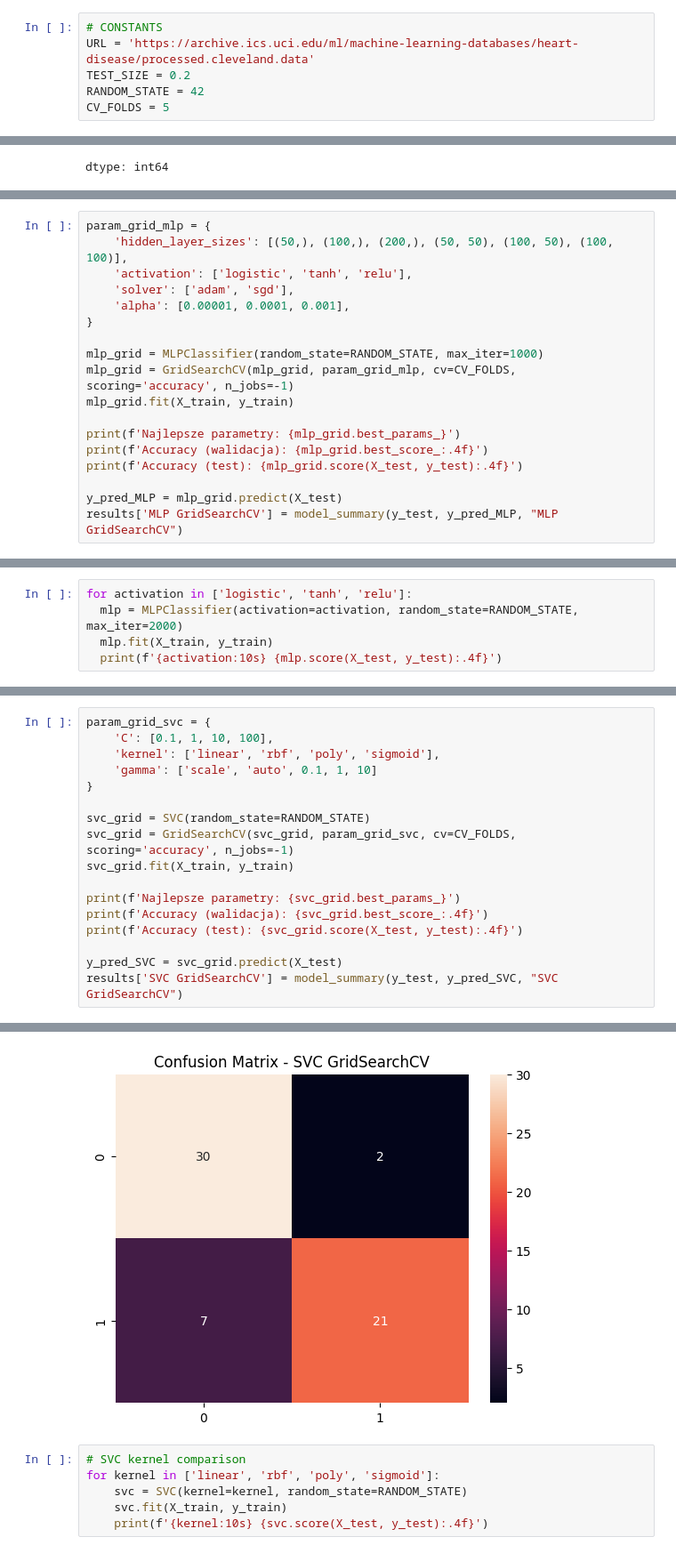
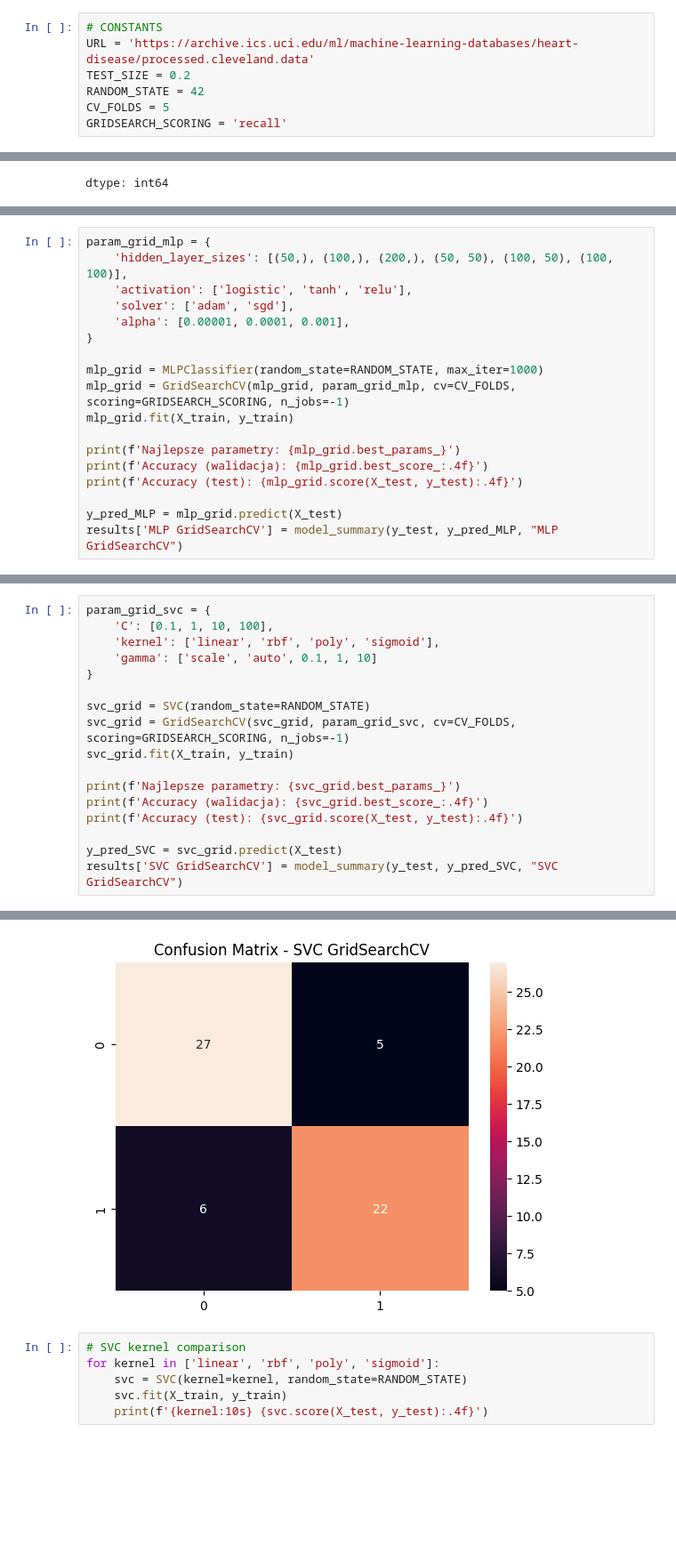
Before and after one commit to PogchampMuffin3/heart-disease-classification, a Jupyter notebook: heart_disease_classification.ipynb, the cells around one changed output, grey strips where cells are left out. Shown at 89% size. Drawn from its saved outputs; the diff is of its cells as text; blank space fills up the shorter version.

Commit message:
fix: recall as scoring function

```diff
--- a/heart_disease_classification.ipynb
+++ b/heart_disease_classification.ipynb
@@ -21,6 +21,7 @@ URL = 'https://archive.ics.uci.edu/ml/machine-learning-databases/heart-disease/p
 TEST_SIZE = 0.2
 RANDOM_STATE = 42
 CV_FOLDS = 5
+GRIDSEARCH_SCORING = 'recall'
 # %%
 columns = ['age','sex','cp','trestbps','chol','fbs','restecg','thalach','exang','oldpeak','slope','ca','thal','target']
 df = pd.read_csv(URL, names=columns)
@@ -178,7 +186,7 @@ param_grid_mlp = {
 }
 
 mlp_grid = MLPClassifier(random_state=RANDOM_STATE, max_iter=1000)
-mlp_grid = GridSearchCV(mlp_grid, param_grid_mlp, cv=CV_FOLDS, scoring='accuracy', n_jobs=-1)
+mlp_grid = GridSearchCV(mlp_grid, param_grid_mlp, cv=CV_FOLDS, scoring=GRIDSEARCH_SCORING, n_jobs=-1)
 mlp_grid.fit(X_train, y_train)
 
 print(f'Najlepsze parametry: {mlp_grid.best_params_}')
@@ -204,5 +214,0 @@ weighted avg       0.87      0.87      0.87        60
-# %%
-for activation in ['logistic', 'tanh', 'relu']:
-  mlp = MLPClassifier(activation=activation, random_state=RANDOM_STATE, max_iter=2000)
-  mlp.fit(X_train, y_train)
-  print(f'{activation:10s} {mlp.score(X_test, y_test):.4f}')
@@ -308,7 +328,7 @@ param_grid_svc = {
 }
 
 svc_grid = SVC(random_state=RANDOM_STATE)
-svc_grid = GridSearchCV(svc_grid, param_grid_svc, cv=CV_FOLDS, scoring='accuracy', n_jobs=-1)
+svc_grid = GridSearchCV(svc_grid, param_grid_svc, cv=CV_FOLDS, scoring=GRIDSEARCH_SCORING, n_jobs=-1)
 svc_grid.fit(X_train, y_train)
 
 print(f'Najlepsze parametry: {svc_grid.best_params_}')
@@ -333,4 +356,4 @@ weighted avg       0.86      0.85      0.85        60
-[figure, old version]
+[figure, new version]
 # %%
 # SVC kernel comparison
 for kernel in ['linear', 'rbf', 'poly', 'sigmoid']:
```
Also changed, not shown: parts of 11 cells of this notebook.
